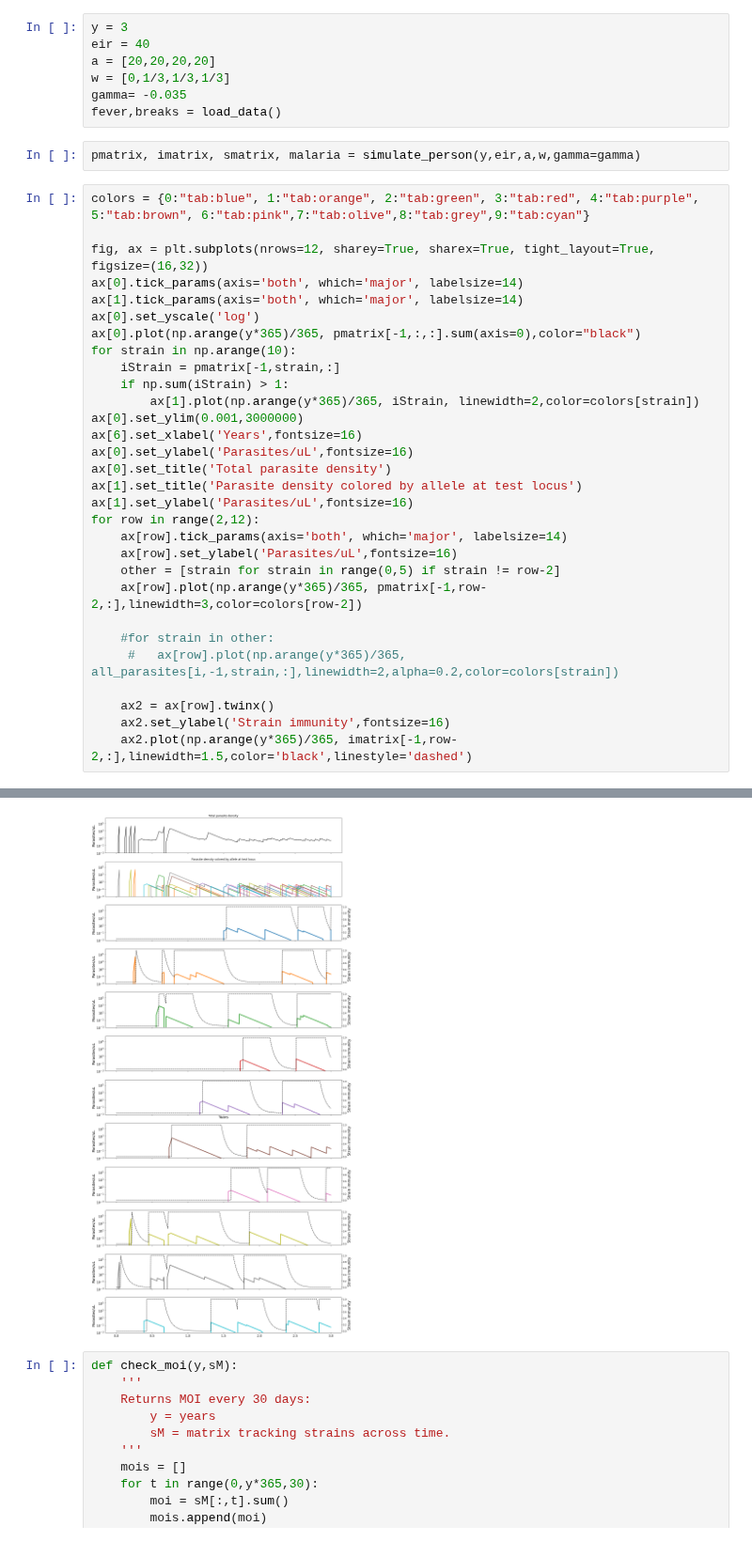
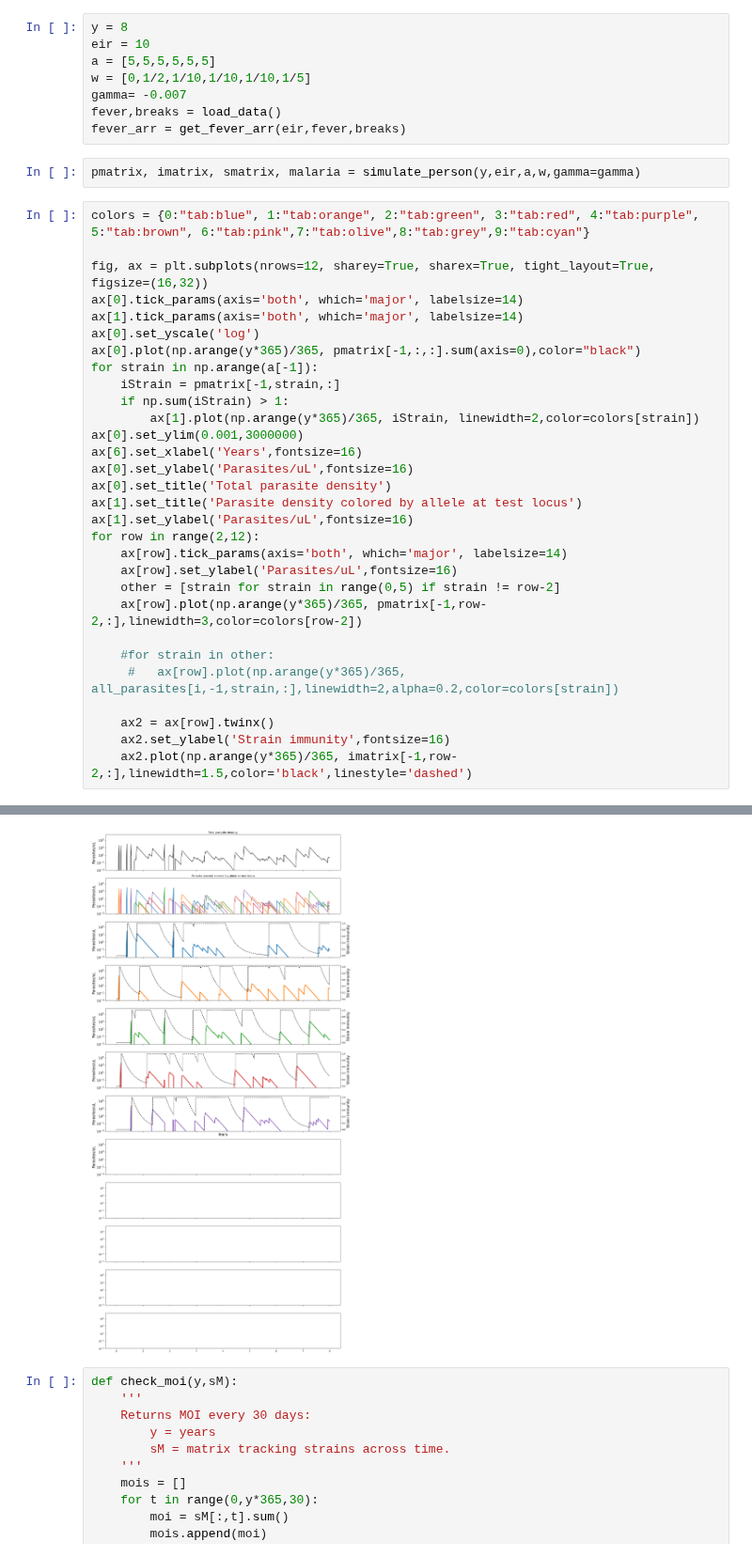
Before and after one commit to blab/pf-longitudinal, a Jupyter notebook: pf-tent/mechanistic.ipynb, the cells around one changed output, grey strips where cells are left out. Shown at 94% size. Saved outputs shown, nothing was run; the diff lists cells and outputs as text.

```diff
--- a/pf-tent/mechanistic.ipynb
+++ b/pf-tent/mechanistic.ipynb
@@ -291,12 +297,13 @@ def simulate_person(y,eir,a,w,meroz=0.8,growthrate=1.2,k=5*10**5,rend=-0.05,xh=0
                 update_immunity(t=t,locus=locus,allele=allele,pM=pM,iM=iM,gamma=gamma)
     return pM, iM, sM, malaria
 # %%
-y = 3
-eir = 40
-a = [20,20,20,20]
-w = [0,1/3,1/3,1/3]
-gamma= -0.035
+y = 8
+eir = 10
+a = [5,5,5,5,5,5]
+w = [0,1/2,1/10,1/10,1/10,1/5]
+gamma= -0.007
 fever,breaks = load_data()
+fever_arr = get_fever_arr(eir,fever,breaks)
 # %%
 pmatrix, imatrix, smatrix, malaria = simulate_person(y,eir,a,w,gamma=gamma)
 # %%
@@ -307,7 +314,7 @@ ax[0].tick_params(axis='both', which='major', labelsize=14)
 ax[1].tick_params(axis='both', which='major', labelsize=14)
 ax[0].set_yscale('log')
 ax[0].plot(np.arange(y*365)/365, pmatrix[-1,:,:].sum(axis=0),color="black")
-for strain in np.arange(10):
+for strain in np.arange(a[-1]):
     iStrain = pmatrix[-1,strain,:]
     if np.sum(iStrain) > 1:
         ax[1].plot(np.arange(y*365)/365, iStrain, linewidth=2,color=colors[strain])
@@ -333,4 +341,4 @@ for row in range(2,12):
-[figure, old version]
+[figure, new version]
 # %%
 def check_moi(y,sM):
     '''
```
Also changed, not shown: parts of 7 cells of this notebook.
